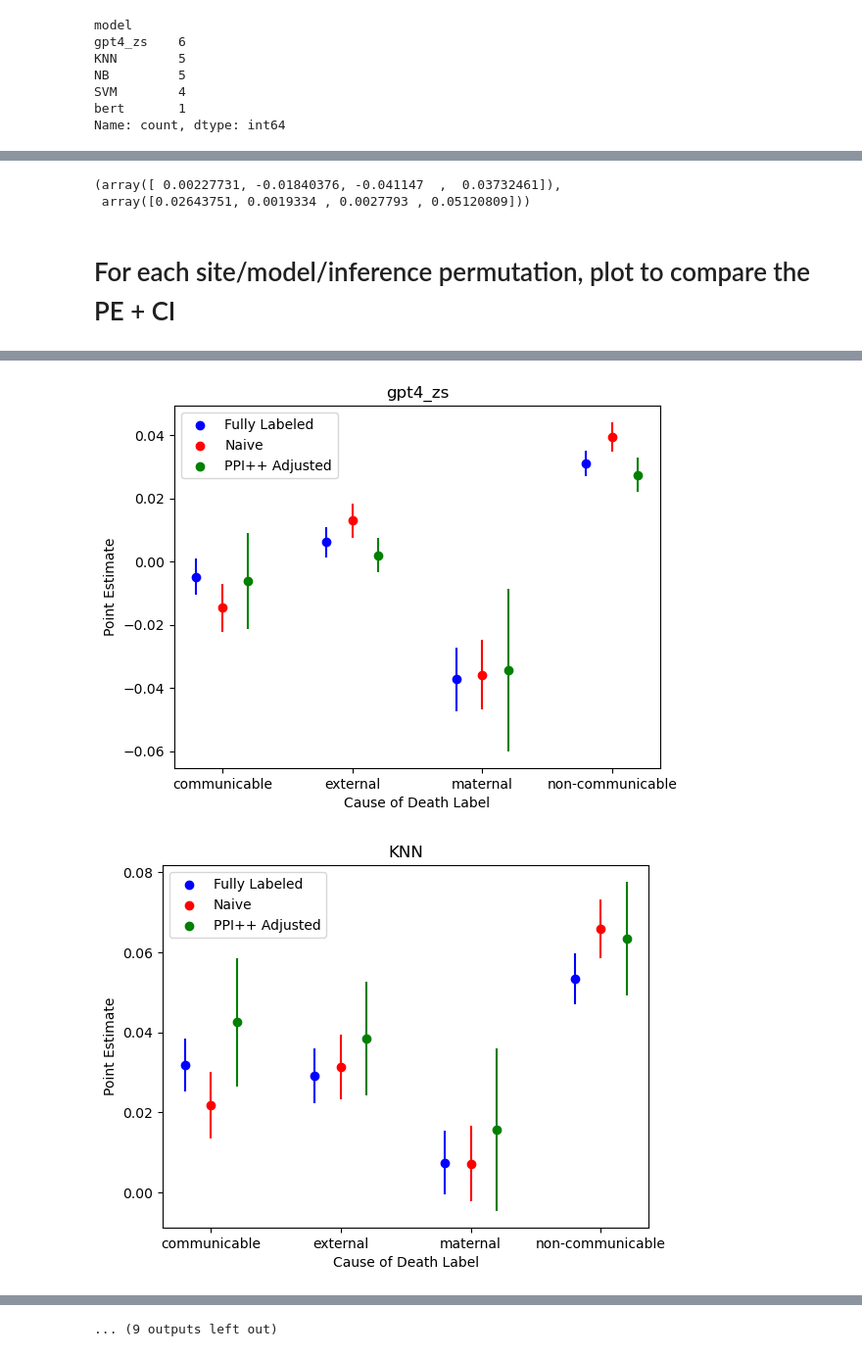
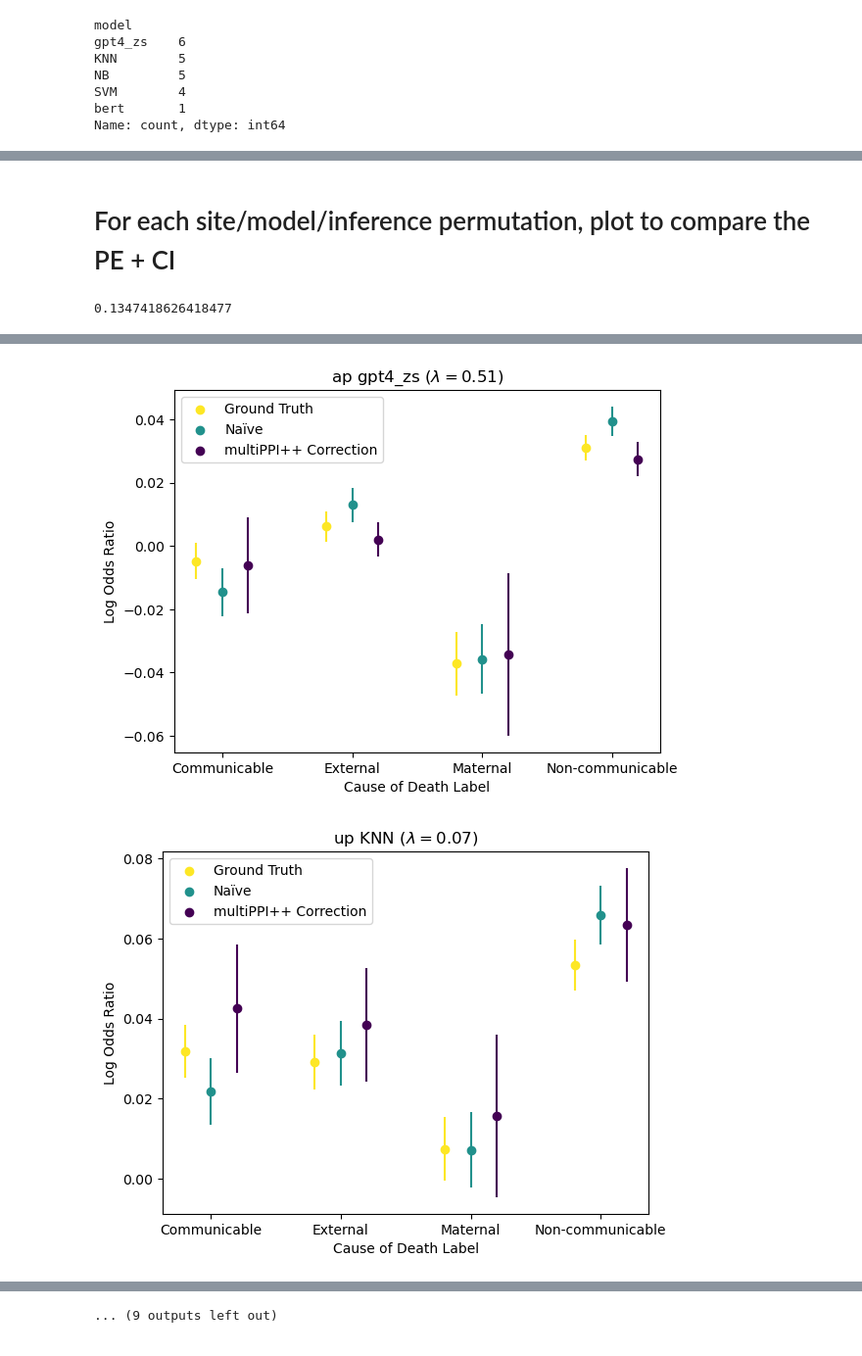
Before and after one commit to avisokay/va_nlp, a Jupyter notebook: src/results_estimation.ipynb, the cells around one changed output, grey strips where cells are left out. Shown at 98% size. Drawn from its saved outputs; the diff is of its cells as text; code cells hidden in the pictures.

Commit message:
updated results plots and explored relationship between lambda and f1 scores

```diff
--- a/src/results_estimation.ipynb
+++ b/src/results_estimation.ipynb
@@ -193,7 +204,7 @@ def data_split(df, test_size=0.2):
 
     return Y_sorted, X_sorted, Yhat_sorted, Y_lab, X_lab, Yhat_lab, Y_unlab, X_unlab, Yhat_unlab, Y_full_sorted, X_full_sorted
 # %%
-Y_sorted, X_sorted, Yhat_sorted, Y_lab, X_lab, Yhat_lab, Y_unlab, X_unlab, Yhat_unlab, Y_full_sorted, X_full_sorted = data_split(mexico_bert)
+Y_sorted, X_sorted, Yhat_sorted, Y_lab, X_lab, Yhat_lab, Y_unlab, X_unlab, Yhat_unlab, Y_full_sorted, X_full_sorted = data_split(mexico_knn)
 # %% [markdown]
 # Functions to estimate and return baseline, naive and ppi++ inference estimates
 # %%
@@ -536,7 +543,2 @@ array([ 0.01435741, -0.00823518, -0.01918385,  0.04426635])
-# %%
-results_df.iloc[0]['ppi_ci']
-# %% [output]
-(array([ 0.00227731, -0.01840376, -0.041147  ,  0.03732461]),
- array([0.02643751, 0.0019334 , 0.0027793 , 0.05120809]))
 # %% [markdown]
 # For each site/model/inference permutation, plot to compare the PE + CI
@@ -592,0 +545,6 @@ def plot_with_errorbars(site_name, model_name,
+# %%
+row = 0
+# %%
+results_df.iloc[row]['ppi_lhat']
+# %% [output]
+0.1347418626418477
@@ -604,11 +626,13 @@ for row in tqdm(range(results_df.shape[0])):
     baseline_ci = results_df.iloc[row]['baseline_ci']
     naive_ci = results_df.iloc[row]['naive_ci']
     ppi_ci = results_df.iloc[row]['ppi_ci']
+    lhat = results_df.iloc[row]['ppi_lhat']
 
     # make plot
     fig = plot_with_errorbars(site_name, model_name,
                           baseline_pe, naive_pe, ppi_pe,
-                          baseline_ci, naive_ci, ppi_ci)
+                          baseline_ci, naive_ci, ppi_ci,
+                          lhat)
 
     # save to pdf
     pdf_pages.savefig(fig)
@@ -626,2 +650,2 @@ pdf_pages.close()
-[figure, old version]
+[figure, new version]
-[figure, old version]
+[figure, new version]
```
Also changed, not shown: parts of 63 cells of this notebook, 8 other files.
